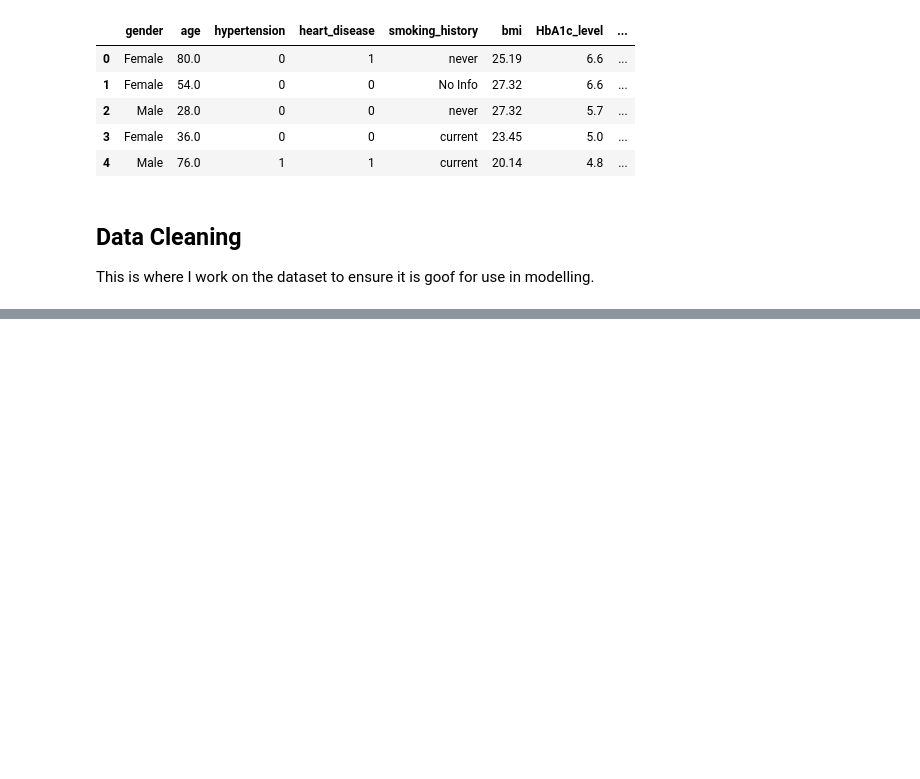
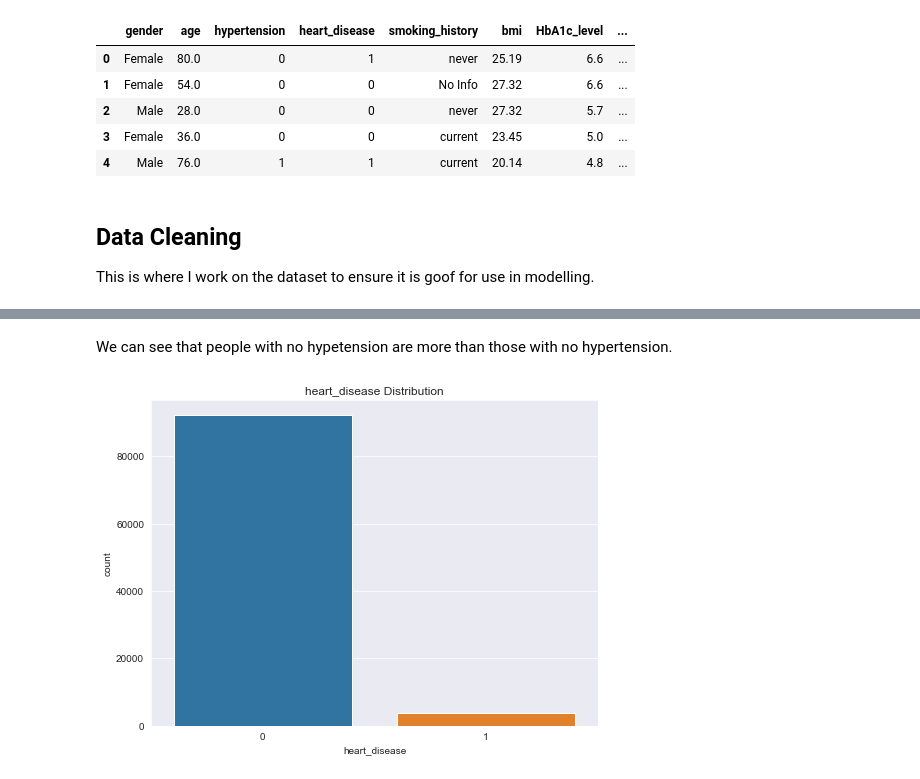
Before and after one commit to MosesMusyoki/Diabetes_Analysis_phase3, a Jupyter notebook: index.ipynb, the cells around one changed output, grey strips where cells are left out. Cells and saved outputs as stored; diff of their text form; code cells hidden in the pictures; blank space fills up the shorter version.

```diff
--- a/index.ipynb
+++ b/index.ipynb
@@ -169,0 +269,6 @@ This is where I work on the dataset to ensure it is goof for use in modelling.
+# %% [markdown]
+We can see that people with no hypetension are more than those with no hypertension.
+# %%
+count_plot(diabetes_df, "heart_disease")
+# %% [output]
+[figure, added]
```
Also changed, not shown: parts of 56 cells of this notebook.
